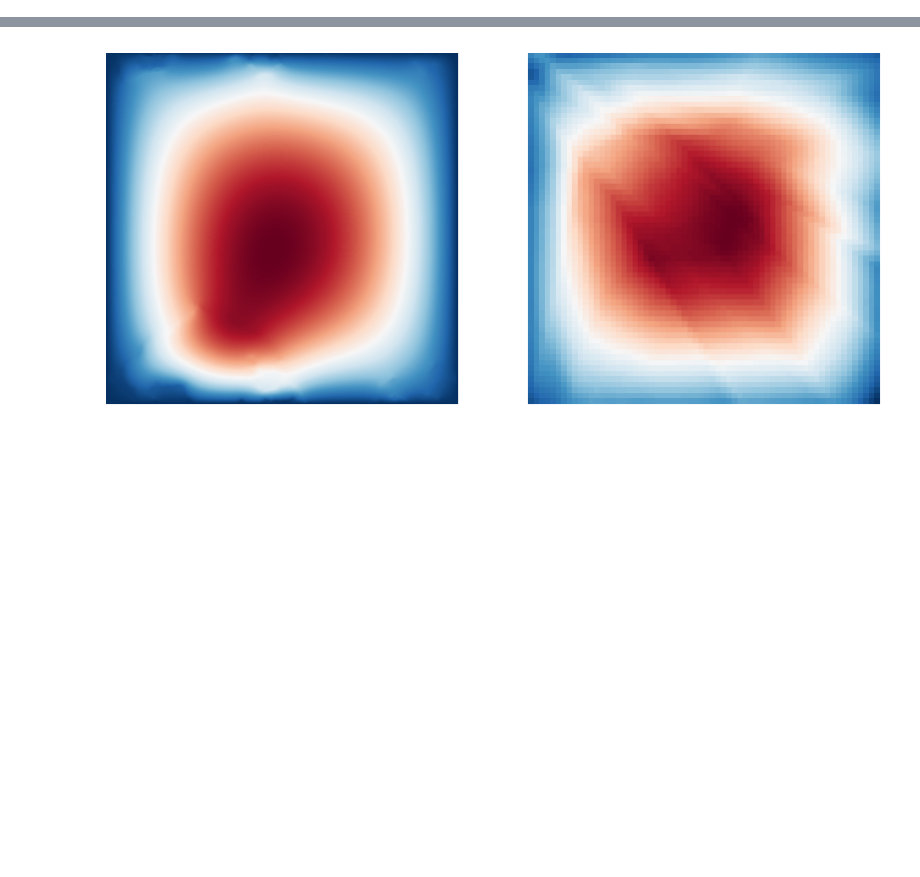
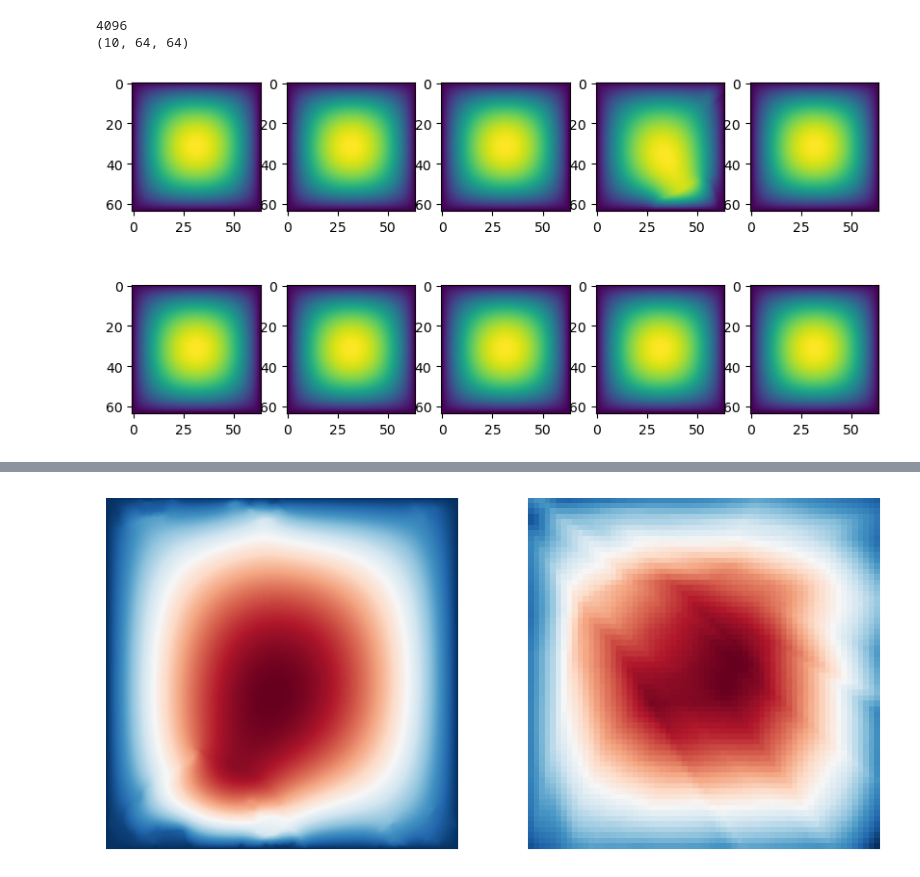
Before and after one commit to TheoHanon/NeuralFlow, a Jupyter notebook: Experiments/Darcy Flow/operator_learn.ipynb, the cells around one changed output, grey strips where cells are left out. Saved outputs shown, nothing was run; the diff lists cells and outputs as text; code cells hidden in the pictures; blank space fills up the shorter version.

```diff
--- a/Experiments/Darcy Flow/operator_learn.ipynb
+++ b/Experiments/Darcy Flow/operator_learn.ipynb
@@ -37,3 +15,20 @@ data_train = data_train.map(downsample)
+# %%
+dataloader = DarcyDatasetLoader("DarcyDataset")
+dataset = dataloader.get_dataset()
+
+a, u = next(iter(dataset))
+
+print(a.shape)
+# %% [output]
+4096
+(10, 64, 64)
+# %%
+fig, axs = plt.subplots(2, 5, figsize=(10, 5))
+axs = axs.flatten()
+for i, (ai, ui) in enumerate(zip(a, u)):
+    axs[i].imshow(ui.numpy().reshape(64, 64))
+# %% [output]
+[figure, added]
 # %%
 coords = tf.meshgrid(tf.linspace(0.0, 1.0, 64), tf.linspace(0.0, 1.0, 64))
 coords = tf.stack(coords, axis=-1)
```
Also changed, not shown: parts of 7 cells of this notebook, 4 other files.
